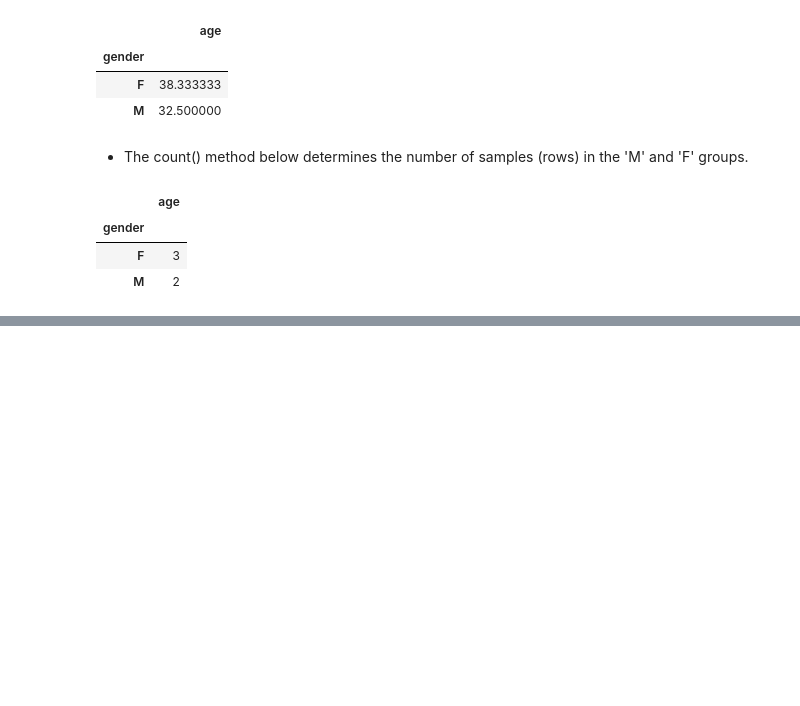
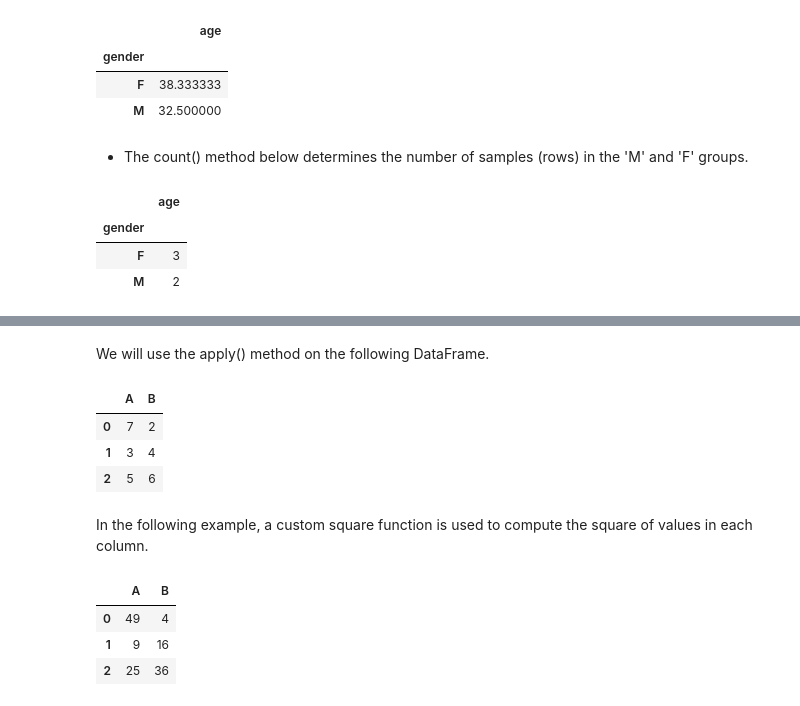
Before and after one commit to datasmp/pfds, a Jupyter notebook: _sources/df_advanced_method.ipynb, the cells around one changed output, grey strips where cells are left out. Saved outputs shown, nothing was run; the diff lists cells and outputs as text; code cells hidden in the pictures; blank space fills up the shorter version.

```diff
--- a/_sources/df_advanced_method.ipynb
+++ b/_sources/df_advanced_method.ipynb
@@ -266,0 +361,11 @@ df5.groupby('gender').count()
+# %% [markdown]
+We will use the apply() method on the following DataFrame.
+# %%
+df
+# %% [output]
+|  | A | B |
+| 0 | 7 | 2 |
+| 1 | 3 | 4 |
+| 2 | 5 | 6 |
+# %% [markdown]
+In the following example, a custom square function is used to compute the square of values in each column.
@@ -266,0 +375,7 @@ df5.groupby('gender').count()
+# %%
+df.apply(square_function)
+# %% [output]
+|  | A | B |
+| 0 | 49 | 4 |
+| 1 | 9 | 16 |
+| 2 | 25 | 36 |
```
Also changed, not shown: parts of 26 cells of this notebook, 19 other files.
